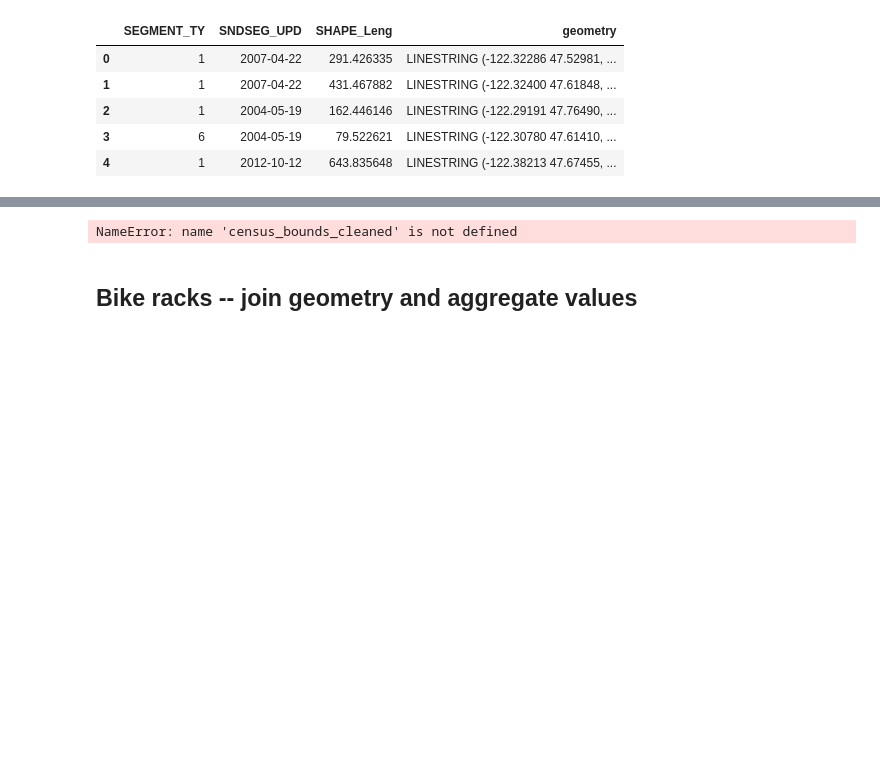
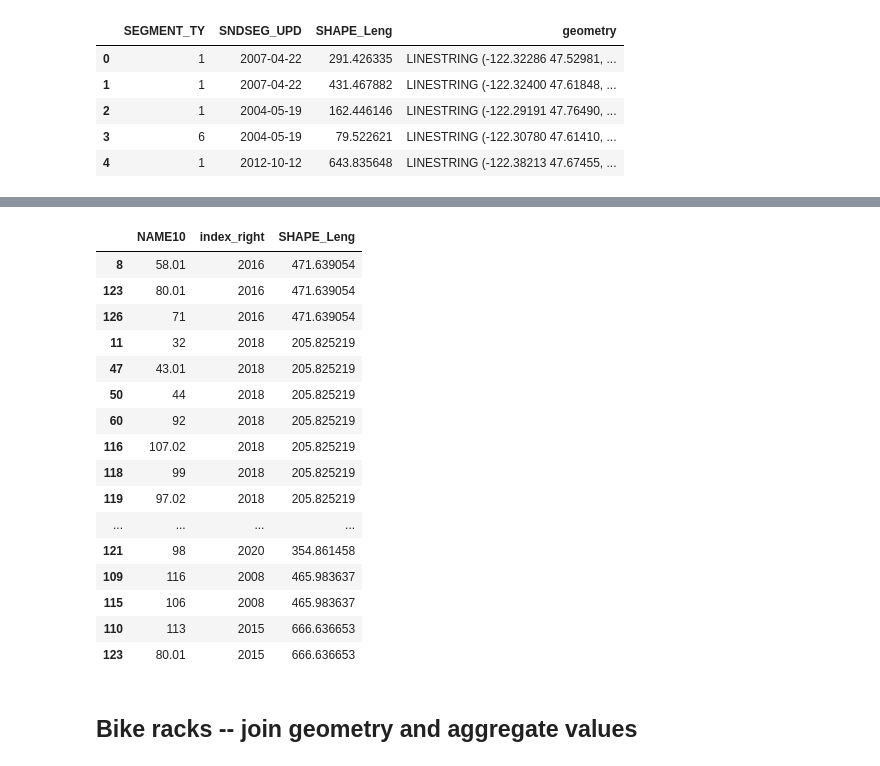
Before and after one commit to Greening-Seattle/Prediction, a Jupyter notebook: Prediction_GeoSegmentation.ipynb, the cells around one changed output, grey strips where cells are left out. Cells and saved outputs as stored; diff of their text form; code cells hidden in the pictures; blank space fills up the shorter version.

```diff
--- a/Prediction_GeoSegmentation.ipynb
+++ b/Prediction_GeoSegmentation.ipynb
@@ -217,7 +234,25 @@ walks_data.head()
 # %%
-walks_by_tract = gpd.sjoin(census_bounds_cleaned, census_bounds, op='intersects')
+walks_by_tract = gpd.sjoin(census_bounds_cleaned, walks_data, op='intersects')
+walks_by_tract.dissolve(by=['index_right','NAME10'])
+walks_by_tract.drop(columns=['geometry','SHAPE_Area','SNDSEG_UPD'])
 # %% [output]
-NameError: name 'census_bounds_cleaned' is not defined
+|  | NAME10 | index_right | SHAPE_Leng |
+| 8 | 58.01 | 2016 | 471.639054 |
+| 123 | 80.01 | 2016 | 471.639054 |
+| 126 | 71 | 2016 | 471.639054 |
+| 11 | 32 | 2018 | 205.825219 |
+| 47 | 43.01 | 2018 | 205.825219 |
+| 50 | 44 | 2018 | 205.825219 |
+| 60 | 92 | 2018 | 205.825219 |
+| 116 | 107.02 | 2018 | 205.825219 |
+| 118 | 99 | 2018 | 205.825219 |
+| 119 | 97.02 | 2018 | 205.825219 |
+| ... | ... | ... | ... |
+| 121 | 98 | 2020 | 354.861458 |
+| 109 | 116 | 2008 | 465.983637 |
+| 115 | 106 | 2008 | 465.983637 |
+| 110 | 113 | 2015 | 666.636653 |
+| 123 | 80.01 | 2015 | 666.636653 |
 # %% [markdown]
 ## Bike racks -- join geometry and aggregate values
 # %%
```
Also changed, not shown: parts of 12 cells of this notebook.
